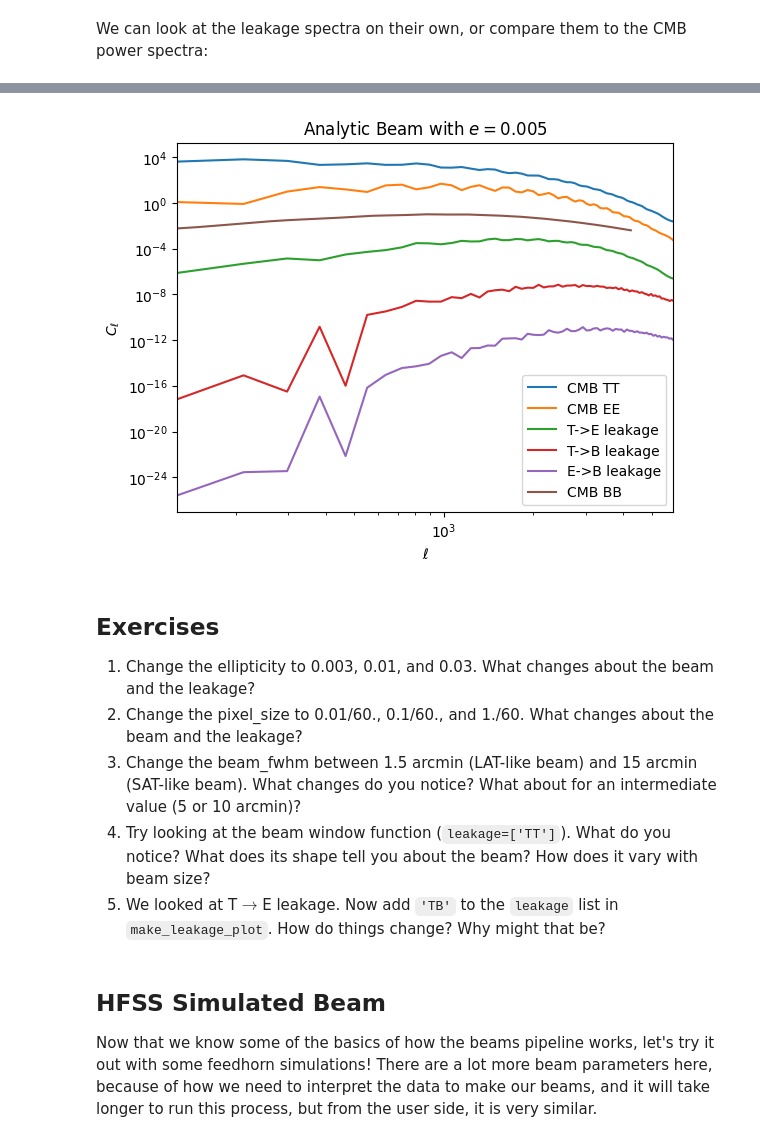
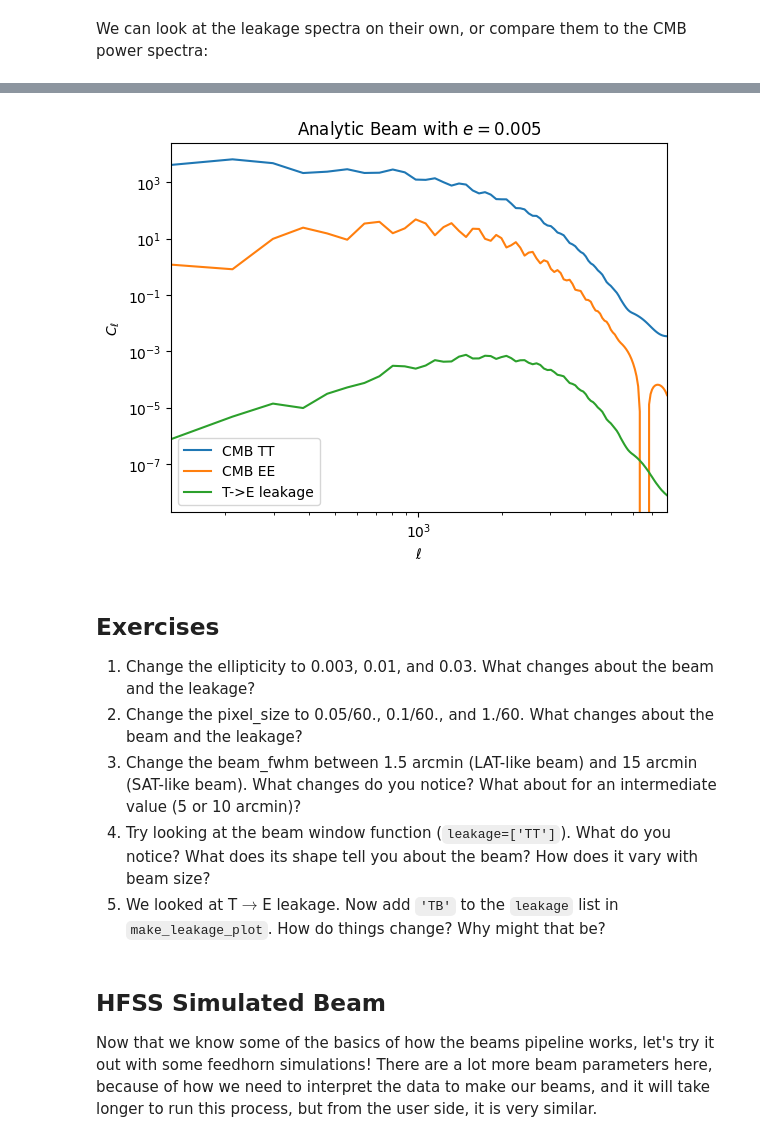
Before and after one commit to laurensaunders/beams_pipeline, a Jupyter notebook: beams_pipeline_tutorial_20240924.ipynb, the cells around one changed output, grey strips where cells are left out. Saved outputs shown, nothing was run; the diff lists cells and outputs as text; code cells hidden in the pictures.

````diff
--- a/beams_pipeline_tutorial_20240924.ipynb
+++ b/beams_pipeline_tutorial_20240924.ipynb
@@ -179,12 +179,12 @@ mmt_tools.make_leakage_plot(ell_abeam, spectra_abeam, f"Analytic Beam with $e=${
 # %%
-mmt_tools.make_leakage_plot(ell_abeam, spectra_abeam, f"Analytic Beam with $e=${analytic_beam_params['ellipt']}", leakage=['TE', 'TB', 'EB'], CMB_compare=True)
+mmt_tools.make_leakage_plot(ell_abeam, spectra_abeam, f"Analytic Beam with $e=${analytic_beam_params['ellipt']}", leakage=['TE'], CMB_compare=True)
 # %% [output]
-[figure, old version]
+[figure, new version]
 # %% [markdown]
 ## Exercises
 
 1. Change the ellipticity to 0.003, 0.01, and 0.03. What changes about the beam and the leakage?
-2. Change the pixel_size to 0.01/60., 0.1/60., and 1./60. What changes about the beam and the leakage?
+2. Change the pixel_size to 0.05/60., 0.1/60., and 1./60. What changes about the beam and the leakage?
 3. Change the beam_fwhm between 1.5 arcmin (LAT-like beam) and 15 arcmin (SAT-like beam). What changes do you notice? What about for an intermediate value (5 or 10 arcmin)?
 4. Try looking at the beam window function (```leakage=['TT']```). What do you notice? What does its shape tell you about the beam? How does it vary with beam size?
 5. We looked at T$\rightarrow$E leakage. Now add ```'TB'``` to the ```leakage``` list in ```make_leakage_plot```. How do things change? Why might that be?
````
Also changed, not shown: parts of 5 cells of this notebook.
